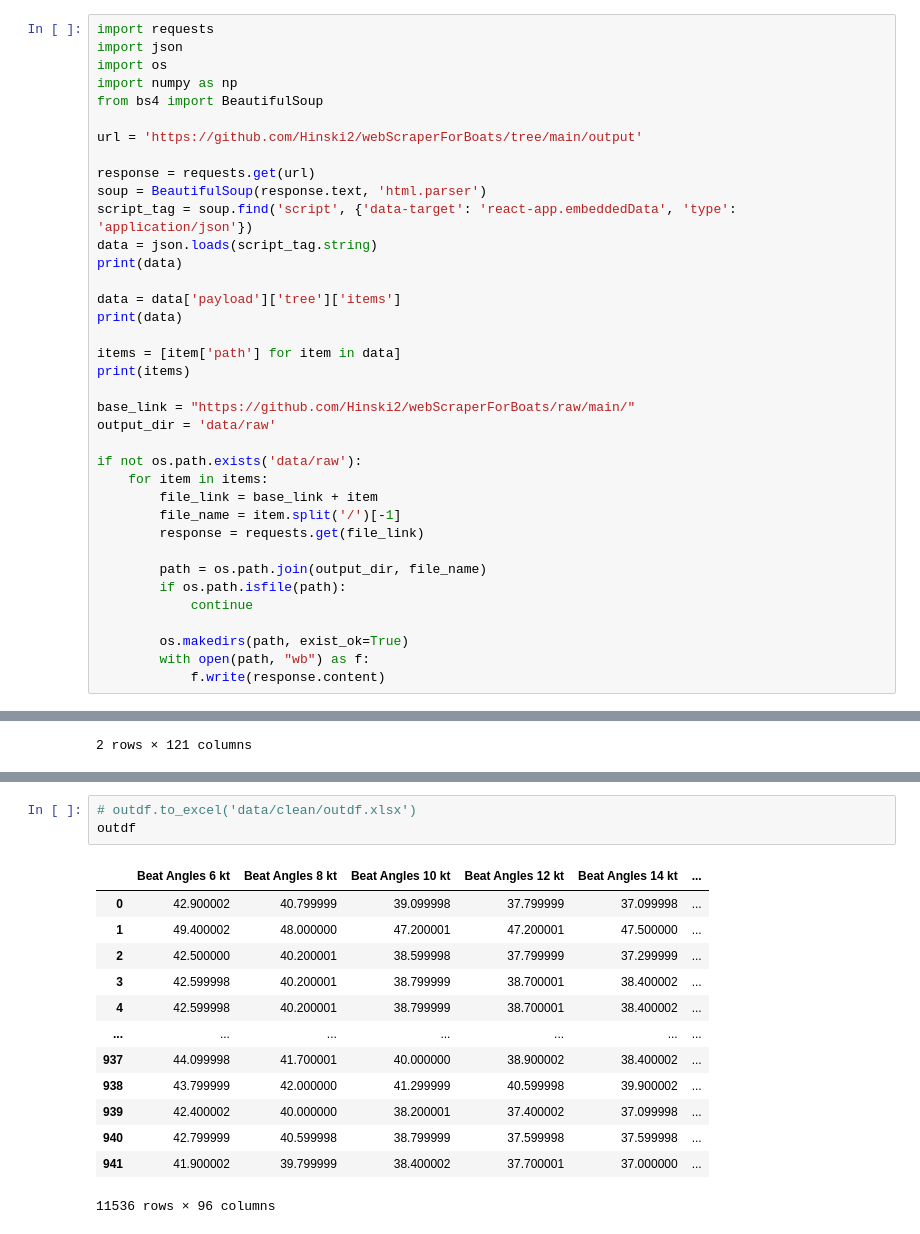
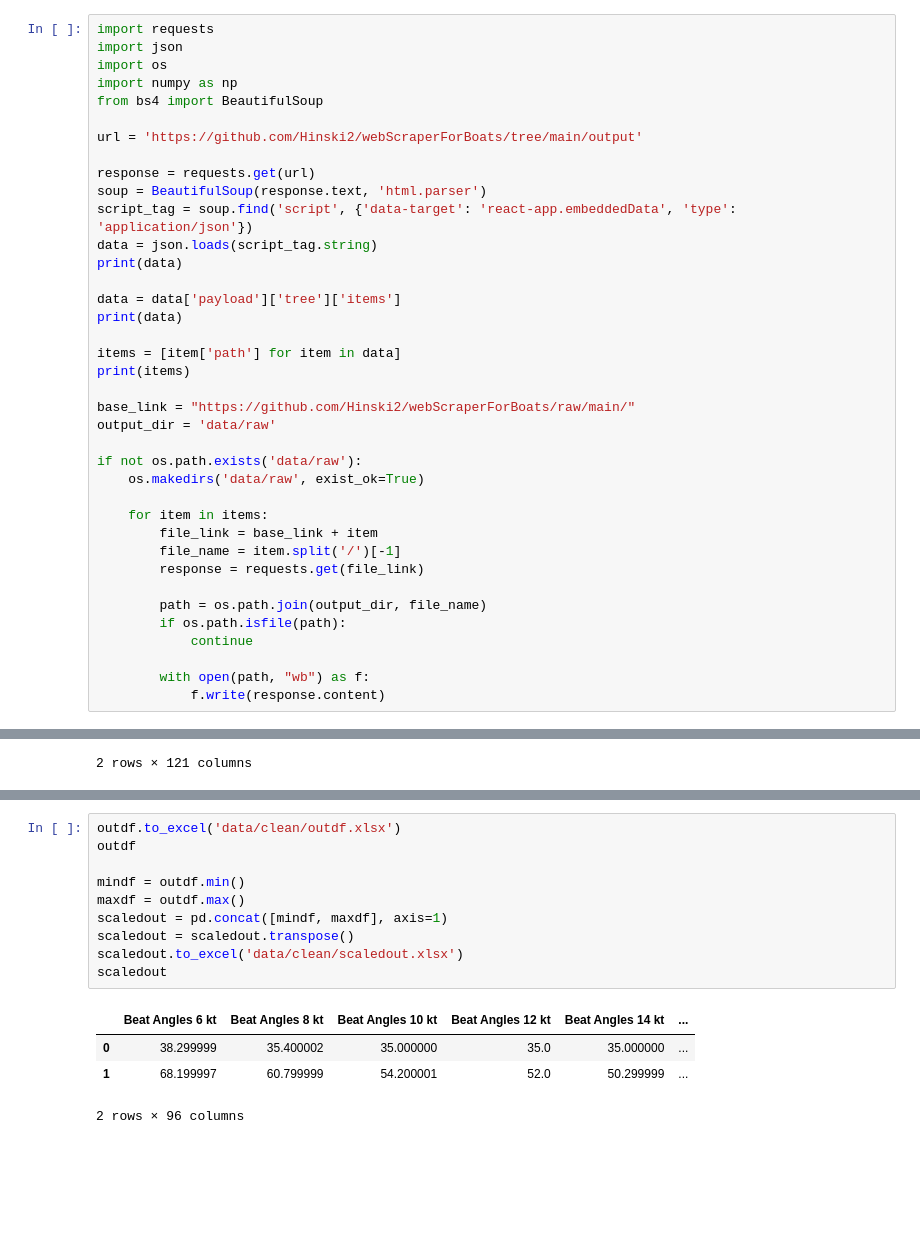
Before and after one commit to Hinski2/yachtSpeedPrediction, a Jupyter notebook: dataAnalys.ipynb, the cells around one changed output, grey strips where cells are left out. Cells and saved outputs as stored; diff of their text form; blank space fills up the shorter version.

Commit message:
add program predict.py for making predictions based on trainded modesl and small change to dataAnalys to beter work with predict.py

```diff
--- a/dataAnalys.ipynb
+++ b/dataAnalys.ipynb
@@ -27,6 +27,8 @@ base_link = "https://github.com/Hinski2/webScraperForBoats/raw/main/"
 output_dir = 'data/raw'
 
 if not os.path.exists('data/raw'):
+    os.makedirs('data/raw', exist_ok=True)
+
     for item in items:
         file_link = base_link + item
         file_name = item.split('/')[-1]
@@ -36,7 +38,6 @@ if not os.path.exists('data/raw'):
         if os.path.isfile(path):
             continue
 
-        os.makedirs(path, exist_ok=True)
         with open(path, "wb") as f:
             f.write(response.content)
 # %% [output]
@@ -371,20 +381,18 @@ indf.sort_values(by='Length Overall', ascending=False)
 | 903 | 0.837475 | 0.000000 | 0.034659 | 0.018026 | 0.000856 | 0.329786 | 0.666667 | ... |
 | 904 | 0.837475 | 0.000000 | 0.034659 | 0.018026 | 0.000856 | 0.329786 | 0.666667 | ... |
 11536 rows × 25 columns
-# %%
-# outdf.to_excel('data/clean/outdf.xlsx')
-outdf
-# %% [output]
-|  | Beat Angles 6 kt | Beat Angles 8 kt | Beat Angles 10 kt | Beat Angles 12 kt | Beat Angles 14 kt | ... |
-| 0 | 42.900002 | 40.799999 | 39.099998 | 37.799999 | 37.099998 | ... |
-| 1 | 49.400002 | 48.000000 | 47.200001 | 47.200001 | 47.500000 | ... |
-| 2 | 42.500000 | 40.200001 | 38.599998 | 37.799999 | 37.299999 | ... |
-| 3 | 42.599998 | 40.200001 | 38.799999 | 38.700001 | 38.400002 | ... |
-| 4 | 42.599998 | 40.200001 | 38.799999 | 38.700001 | 38.400002 | ... |
-| ... | ... | ... | ... | ... | ... | ... |
-| 937 | 44.099998 | 41.700001 | 40.000000 | 38.900002 | 38.400002 | ... |
-| 938 | 43.799999 | 42.000000 | 41.299999 | 40.599998 | 39.900002 | ... |
-| 939 | 42.400002 | 40.000000 | 38.200001 | 37.400002 | 37.099998 | ... |
-| 940 | 42.799999 | 40.599998 | 38.799999 | 37.599998 | 37.599998 | ... |
-| 941 | 41.900002 | 39.799999 | 38.400002 | 37.700001 | 37.000000 | ... |
-11536 rows × 96 columns
+# %%
+outdf.to_excel('data/clean/outdf.xlsx')
+outdf
+
+mindf = outdf.min()
+maxdf = outdf.max()
+scaledout = pd.concat([mindf, maxdf], axis=1)
+scaledout = scaledout.transpose()
+scaledout.to_excel('data/clean/scaledout.xlsx')
+scaledout
+# %% [output]
+|  | Beat Angles 6 kt | Beat Angles 8 kt | Beat Angles 10 kt | Beat Angles 12 kt | Beat Angles 14 kt | ... |
+| 0 | 38.299999 | 35.400002 | 35.000000 | 35.0 | 35.000000 | ... |
+| 1 | 68.199997 | 60.799999 | 54.200001 | 52.0 | 50.299999 | ... |
+2 rows × 96 columns
```
Also changed, not shown: parts of 5 cells of this notebook, 1 other file.
